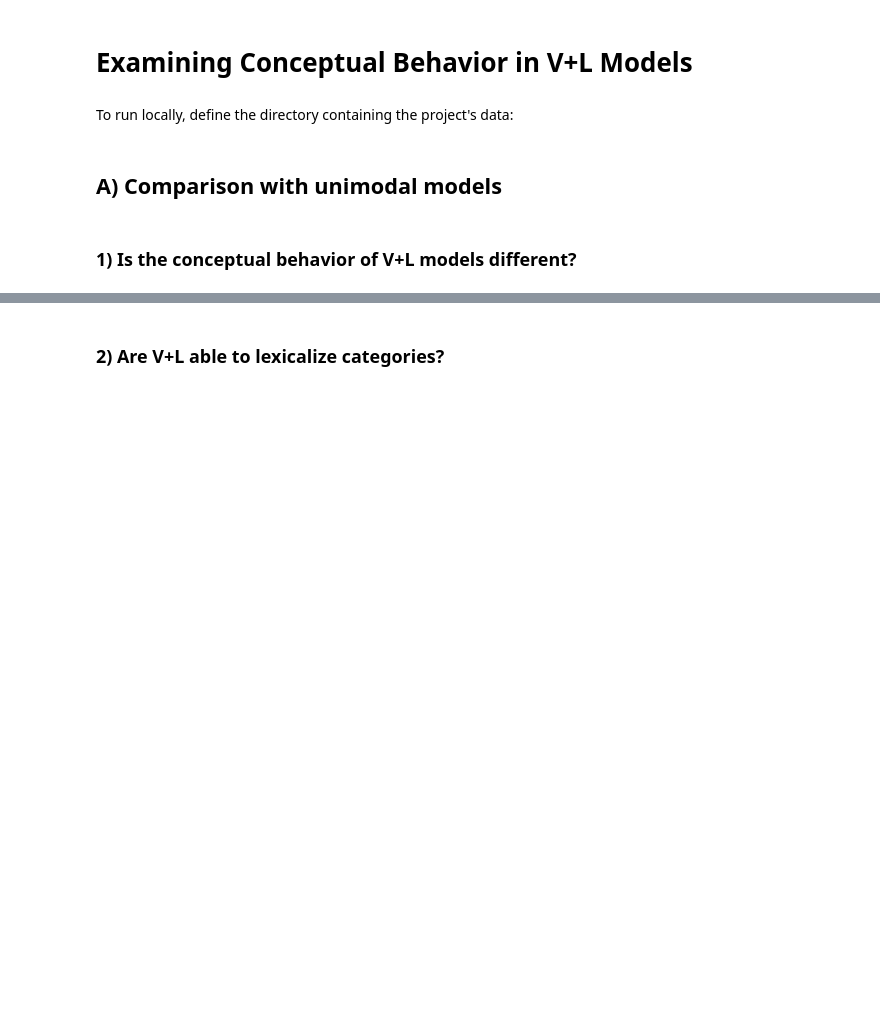
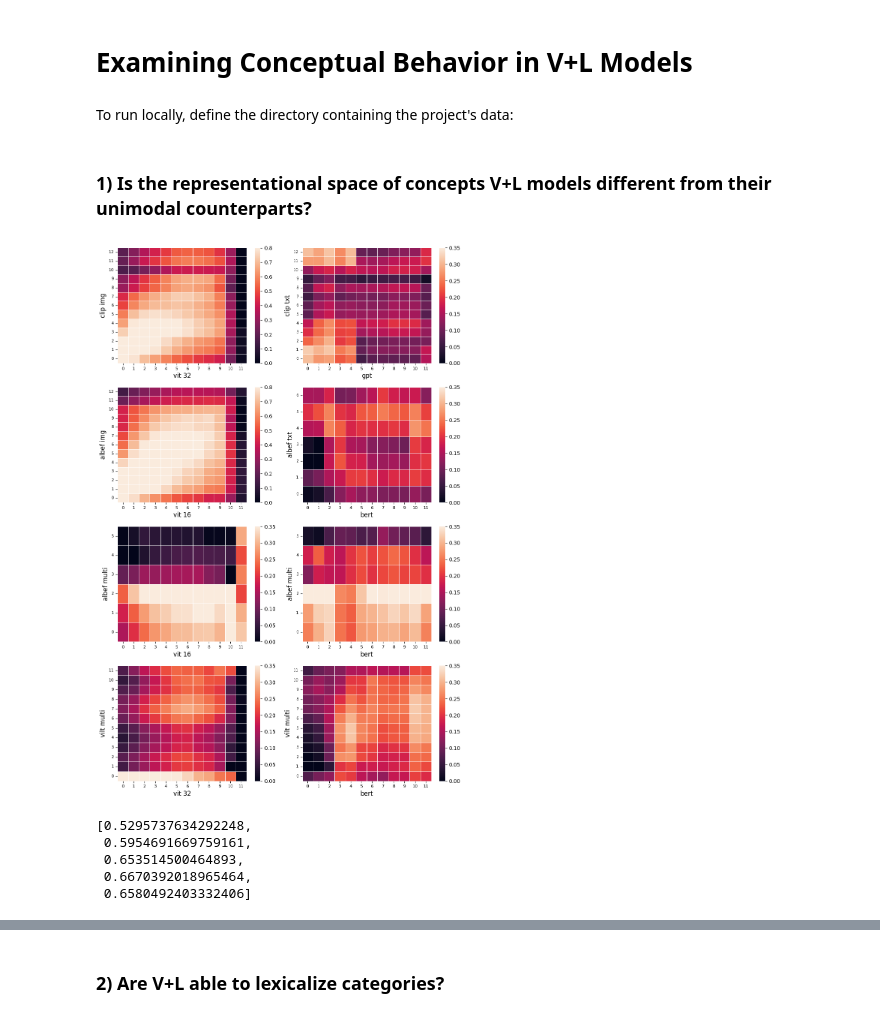
Before and after one commit to martinagvilas/fsk-multimodal, a Jupyter notebook: vis_results/demo.ipynb, the cells around one changed output, grey strips where cells are left out. Cells and saved outputs as stored; diff of their text form; code cells hidden in the pictures; blank space fills up the shorter version.

```diff
--- a/vis_results/demo.ipynb
+++ b/vis_results/demo.ipynb
@@ -47,8 +48,80 @@ features_order = ['taxonomic', 'visual_perceptual', 'function', 'encyclopaedic',
 # Create an array with the colors you want to use
 models_colors = ["#70AC99", "#BA8A49", "#A46882"]
 models_palette = sns.set_palette(sns.color_palette(models_colors))
-# %% [markdown]
-## A) Comparison with unimodal models
 # %% [markdown]
-### 1) Is the conceptual behavior of V+L models different?
+### 1) Is the representational space of concepts V+L models different from their unimodal counterparts?
+# %%
+net_map = [
+    ['clip_img', 'vit_32'], ['clip_txt', 'gpt'],
+    ['albef_img', 'vit_16'], ['albef_txt', 'bert'],
+    ['albef_multi', 'vit_16'], ['albef_multi', 'bert'],
+    ['vilt_multi', 'vit_32'], ['vilt_multi', 'bert']
+]
+fig, axes = plt.subplots(nrows=4, ncols=2, figsize=(10,15))
+for ms, ax in zip(net_map, axes.flat):
+    file = rsa_path / f'{ms[0]}_{ms[1]}.pkl'
+    with open(file, 'rb') as f:
+        dist = pickle.load(f)
+    dist = pd.DataFrame(dist, columns=['model1', 'model2', 'corr', 'pval'])
+    dist['model1'] = dist['model1'].apply(lambda x: ('-').join(x.split('-')[1:]))
+    dist['model2'] = dist['model2'].apply(lambda x: ('-').join(x.split('-')[1:]))
+    dist = dist.pivot(index='model1', columns='model2', values='corr')
+    cols = layers[ms[1]]
+    rows = layers[ms[0]]
+    dist = dist[cols]
+    #dist = dist.columns.set_names('ja')
+    dist = dist.reindex(rows)
+
+    if 'img' in ms[0]:
+        vmin = 0
+        vmax = 0.8
+    else:
+        vmin=0
+        vmax=0.35
+    sns.heatmap(
+        dist, linewidth=.5,
+        vmin=vmin, vmax=vmax,
+        ax=ax
+    )
+    ax.set_xlabel(f"{(' ').join(ms[1].split('_'))}", size=12)
+    ax.set_xticklabels(np.arange(0,len(cols)), rotation=0, size=8)
+    ax.set_yticklabels(np.arange(0,len(rows)), rotation=0, size=8)
+    ax.set_ylabel(f"{(' ').join(ms[0].split('_'))}", size=12)
+    ax.invert_yaxis()
+plt.tight_layout()
+plt.show()
+fig.savefig(project_path / 'figures/net_sim.png', dpi=300)
+# %% [output]
+[figure, added]
+# %%
+from itertools import combinations
+
+ms = net_map[0]
+#for ms in net_map:
+file = rsa_path / f'{ms[0]}_{ms[1]}.pkl'
+with open(file, 'rb') as f:
+    dist = pickle.load(f)
+dist = pd.DataFrame(dist, columns=['model1', 'model2', 'corr', 'pval'])
+dist['model1'] = dist['model1'].apply(lambda x: ('-').join(x.split('-')[1:]))
+dist['model2'] = dist['model2'].apply(lambda x: ('-').join(x.split('-')[1:]))
+dist = dist.drop('pval', axis=1).set_index(['model1', 'model2'])
+#dist.stack().to_frame().loc[(['hs_0','hs_1']), :]
+#.xs(('hs_0', 'hs_1'), level='model1')
+
+# Full mean
+dist_info = [dist.mean()[0]]
+
+# First level is multimodal, second level is unimodal
+i = 0
+for i in range(4):
+    dist_info.append(dist.loc[([f'hs_{i}', f'hs_{i+1}', f'hs_{i+2}']), :].mean()[0])
+    i += 3
+
+dist_info
+# %% [output]
+[0.5295737634292248,
+ 0.5954691669759161,
+ 0.653514500464893,
+ 0.6670392018965464,
+ 0.6580492403332406]
 # %% [markdown]
```
Also changed, not shown: parts of 60 cells of this notebook, 6 other files.
